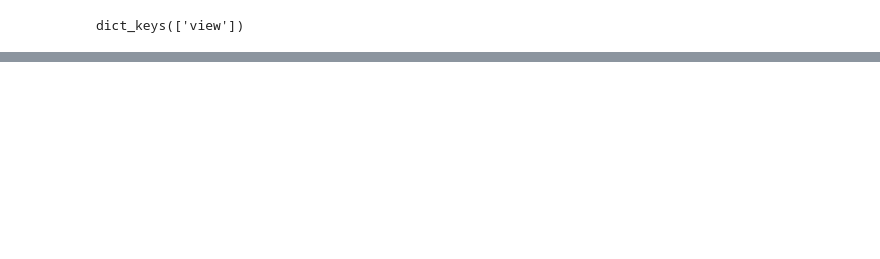
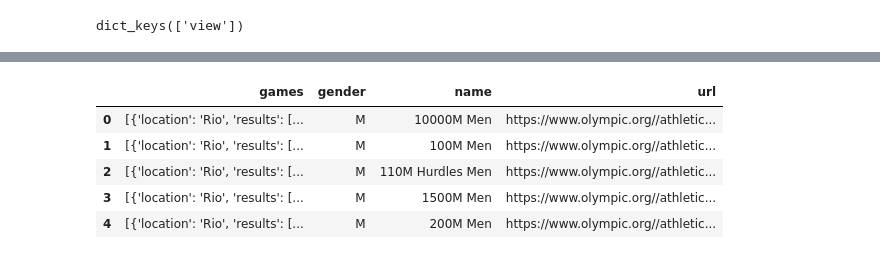
Before and after one commit to N-kioko/dsc-json-v2-1, a Jupyter notebook: json_prac.ipynb, the cells around one changed output, grey strips where cells are left out. Cells and saved outputs as stored; diff of their text form; code cells hidden in the pictures; blank space fills up the shorter version.

```diff
--- a/json_prac.ipynb
+++ b/json_prac.ipynb
@@ -76,0 +146,7 @@ json_data['data'][0]
+# %%
+import requests
+url= 'https://raw.githubusercontent.com/N-kioko/Ruth-data-analysis-python-intro/refs/heads/master/results.json'
+
+response = requests.get(url)
+data2 = response.json()
+print (type(data2))
@@ -76,0 +175,10 @@ json_data['data'][0]
+# %%
+data2_df = pd.DataFrame(data2)
+data2_df.head()
+# %% [output]
+|  | games | gender | name | url |
+| 0 | [{'location': 'Rio', 'results': [... | M | 10000M Men | https://www.olympic.org//athletic... |
+| 1 | [{'location': 'Rio', 'results': [... | M | 100M Men | https://www.olympic.org//athletic... |
+| 2 | [{'location': 'Rio', 'results': [... | M | 110M Hurdles Men | https://www.olympic.org//athletic... |
+| 3 | [{'location': 'Rio', 'results': [... | M | 1500M Men | https://www.olympic.org//athletic... |
+| 4 | [{'location': 'Rio', 'results': [... | M | 200M Men | https://www.olympic.org//athletic... |
```
Also changed, not shown: parts of 12 cells of this notebook, 1 other file.
